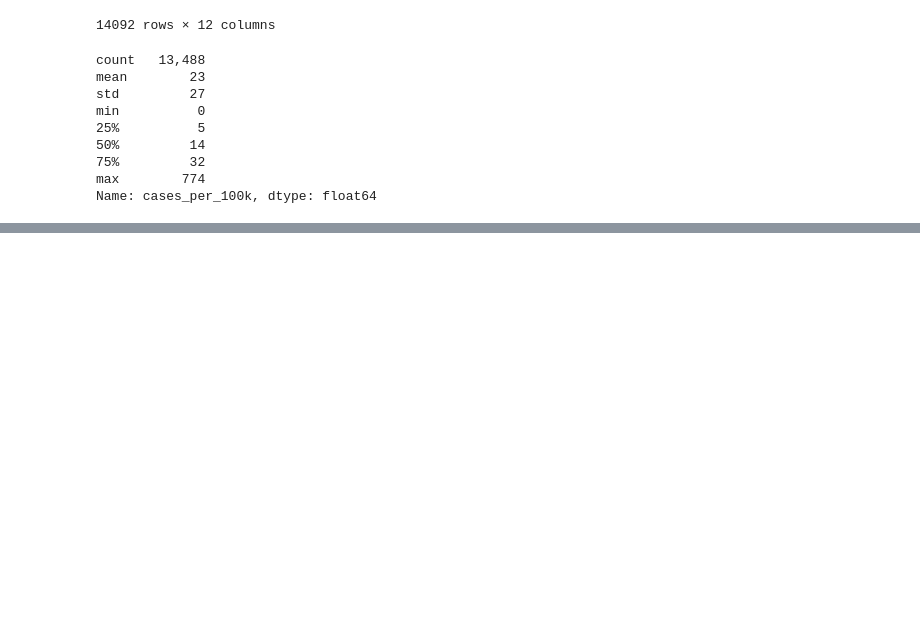
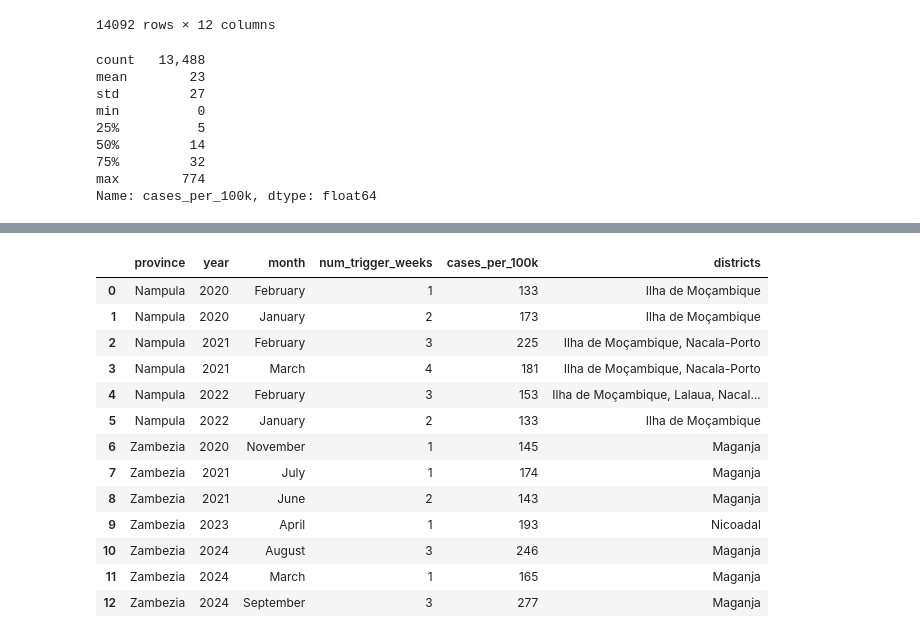
Before and after one commit to OCHA-DAP/ds-aa-moz-cholera, a Jupyter notebook: analysis/01.2_normalising_by_population.ipynb, the cells around one changed output, grey strips where cells are left out. Cells and saved outputs as stored; diff of their text form; code cells hidden in the pictures; blank space fills up the shorter version.

```diff
--- a/analysis/01.2_normalising_by_population.ipynb
+++ b/analysis/01.2_normalising_by_population.ipynb
@@ -343,0 +414,38 @@ for province in unique_provinces:
+# %%
+# showing summary by province
+trigger_df = district_df_with_percentiles[
+    district_df_with_percentiles["three_consec_crossing"] == True
+].copy()
+
+# Extract month and year
+trigger_df["month"] = pd.to_datetime(trigger_df["date"]).dt.month_name()
+trigger_df["year"] = pd.to_datetime(trigger_df["date"]).dt.year
+
+# Group by province, year, month
+summary = (
+    trigger_df.groupby(["ADM1_PT", "year", "month"])
+    .agg(
+        num_trigger_weeks=("week", "nunique"),
+        cases_per_100k=("cases_per_100k", "first"),
+        districts=("district", lambda x: ", ".join(sorted(set(x)))),
+    )
+    .reset_index()
+    .rename(columns={"ADM1_PT": "province"})
+    .sort_values(["province", "year", "month"])
+)
+summary
+# %% [output]
+|  | province | year | month | num_trigger_weeks | cases_per_100k | districts |
+| 0 | Nampula | 2020 | February | 1 | 133 | Ilha de Moçambique |
+| 1 | Nampula | 2020 | January | 2 | 173 | Ilha de Moçambique |
+| 2 | Nampula | 2021 | February | 3 | 225 | Ilha de Moçambique, Nacala-Porto |
+| 3 | Nampula | 2021 | March | 4 | 181 | Ilha de Moçambique, Nacala-Porto |
+| 4 | Nampula | 2022 | February | 3 | 153 | Ilha de Moçambique, Lalaua, Nacal... |
+| 5 | Nampula | 2022 | January | 2 | 133 | Ilha de Moçambique |
+| 6 | Zambezia | 2020 | November | 1 | 145 | Maganja |
+| 7 | Zambezia | 2021 | July | 1 | 174 | Maganja |
+| 8 | Zambezia | 2021 | June | 2 | 143 | Maganja |
+| 9 | Zambezia | 2023 | April | 1 | 193 | Nicoadal |
+| 10 | Zambezia | 2024 | August | 3 | 246 | Maganja |
+| 11 | Zambezia | 2024 | March | 1 | 165 | Maganja |
+| 12 | Zambezia | 2024 | September | 3 | 277 | Maganja |
```
Also changed, not shown: parts of 8 cells of this notebook, 1 other file.
